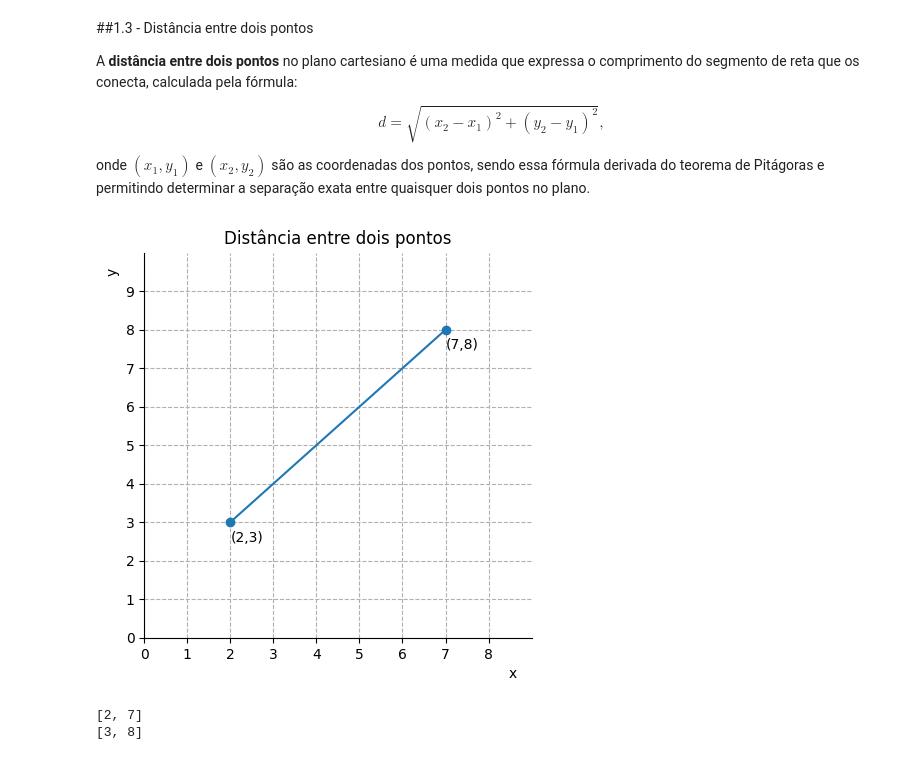
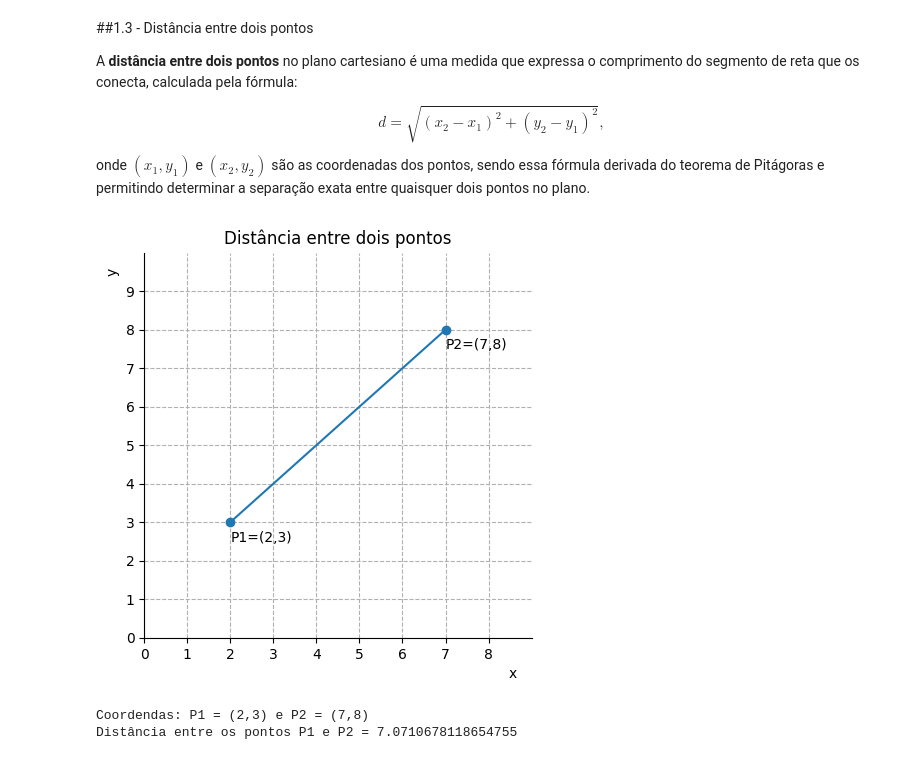
Before and after one commit to danielcs-prof/manchine-learning, a Jupyter notebook: calculo/cap01/aula01-planoCartesiano.ipynb, the cells around one changed output. Cells and saved outputs as stored; diff of their text form; code cells hidden in the pictures.

Commit message:
Distancia entre dois pontos

```diff
--- a/calculo/cap01/aula01-planoCartesiano.ipynb
+++ b/calculo/cap01/aula01-planoCartesiano.ipynb
@@ -158,38 +158,39 @@ y = [pontos[1] for pontos in coordenadas]
 
 #2 - CÁLCULO
 d = np.sqrt( np.pow(x[0]-x[1],2) + np.pow(y[0]-y[1],2) )
 
 #3 - CRIAR O GRÁFICO E EIXOS
 fig, ax = plt.subplots( figsize=(5,5) )
 
 #4 - CRIAR TITULOS E LEGENDAS
 plt.title('Distância entre dois pontos')
 
 #5 - CONFIGURAR OS EIXOS
 ax.spines['top'].set_color('none')
 ax.spines['right'].set_color('none')
 
 ax.set_xlabel('x', x=0.95)
 ax.set_ylabel('y', y=0.95)
 
 #5 - CONFIGURACAO DE GRID E ESCALA
 ax.set_xlim( 0, np.max(x)+2)
 ax.set_ylim( 0,  np.max(y)+2)
 ax.set_xticks(np.arange(0, np.max(x)+2,1))
 ax.set_yticks(np.arange(0, np.max(y)+2,1))
 ax.grid(True, linestyle='--')
 
 #6 - PLOTAR OS DADOS
 plt.plot(x,y, marker='o')
-ax.text(x[0],y[0]-0.5,f'({x[0]},{y[0]})')
-ax.text(x[1],y[1]-0.5,f'({x[1]},{y[1]})')
+ax.text(x[0],y[0]-0.5,f'P1=({x[0]},{y[0]})')
+ax.text(x[1],y[1]-0.5,f'P2=({x[1]},{y[1]})')
 
-#6 - EXIBIR GRÁFICOS
+#7 - EXIBIR GRÁFICOS
 plt.show()
 
-print(x)
-print(y)
+#8 - EXIBIR RESULTADOS NO CONSOLOE
+print(f'Coordendas: P1 = ({x[0]},{y[0]}) e P2 = ({x[1]},{y[1]})')
+print(f'Distância entre os pontos P1 e P2 = {d}')
 # %% [output]
-[figure, old version]
+[figure, new version]
-[2, 7]
-[3, 8]
+Coordendas: P1 = (2,3) e P2 = (7,8)
+Distância entre os pontos P1 e P2 = 7.0710678118654755
```
